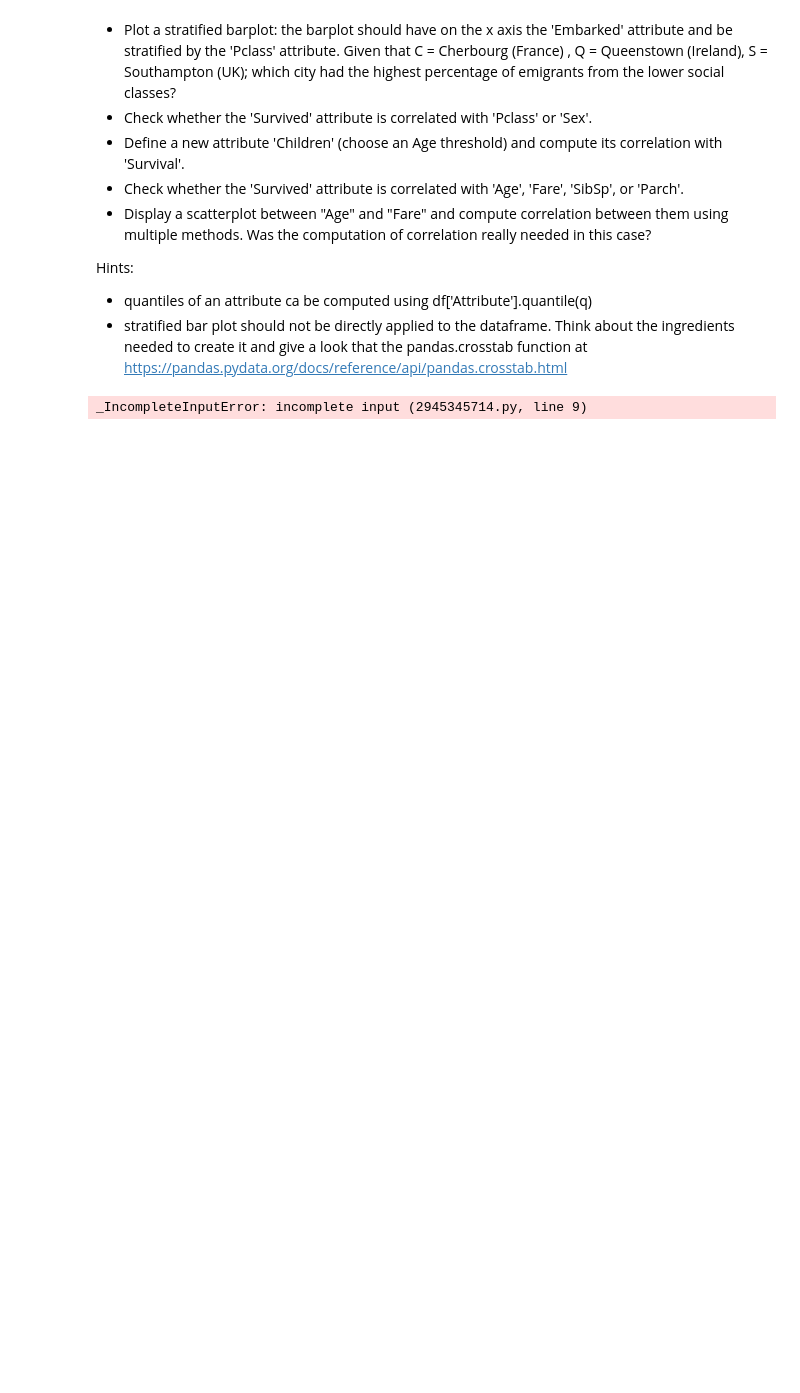
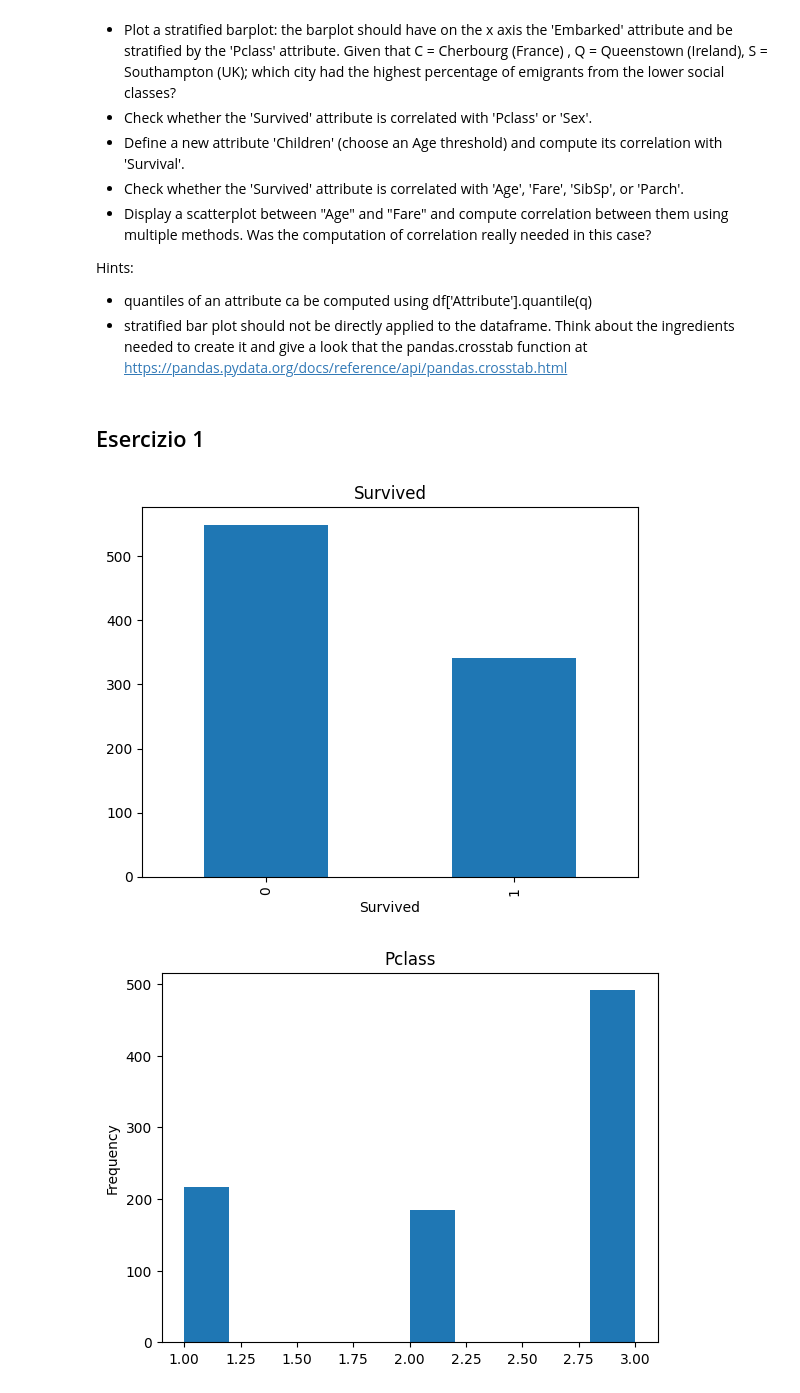
Before and after one commit to Manillin/Notes, a Jupyter notebook: masters/BigDataAnalytics/Lab/eda/EDA1_S.ipynb, the cells around one changed output. Saved outputs shown, nothing was run; the diff lists cells and outputs as text; code cells hidden in the pictures; blank space fills up the shorter version.

```diff
--- a/masters/BigDataAnalytics/Lab/eda/EDA1_S.ipynb
+++ b/masters/BigDataAnalytics/Lab/eda/EDA1_S.ipynb
@@ -164,13 +163,33 @@ df.head(20)
 Hints:
 * quantiles of an attribute ca be computed using df['Attribute'].quantile(q)
 * stratified bar plot should not be directly applied to the dataframe. Think about the ingredients needed to create it and give a look that the pandas.crosstab function at https://pandas.pydata.org/docs/reference/api/pandas.crosstab.html
-# %%
-df = df[['Survived','Pclass', 'Sex','Age','SibSp','Parch','Fare','Embarked']]
-
-for column in df.columns:
-    if df[column].dtype=='Object':
-        df[column].value_counts().plot(kind='bar')
-        plt.show()
-    else:
-# %% [output]
-_IncompleteInputError: incomplete input (2945345714.py, line 9)
+# %% [markdown]
+## Esercizio 1
+# %%
+# con istrogramma -> df['Survived'].plot.hist(title='Survived')
+df['Survived'].value_counts().plot.bar(title='Survived')
+plt.show()
+
+df['Pclass'].plot.hist(title='Pclass')
+plt.show()
+
+df['Sex'].value_counts().plot.bar(title='Sex')
+plt.show()
+
+df['Age'].plot.hist(title='Age')
+plt.show()
+
+df['SibSp'].plot.hist(title='SibSp')
+plt.show()
+
+df['Parch'].value_counts().plot.bar(title='Parch')
+plt.show()
+
+df['Fare'].plot.hist(title='Fare')
+plt.show()
+
+df['Embarked'].value_counts().plot.bar(title='Embarked')
+plt.show()
+# %% [output]
+[figure, added]
+[figure, added]
```
Also changed, not shown: parts of 9 cells of this notebook.
